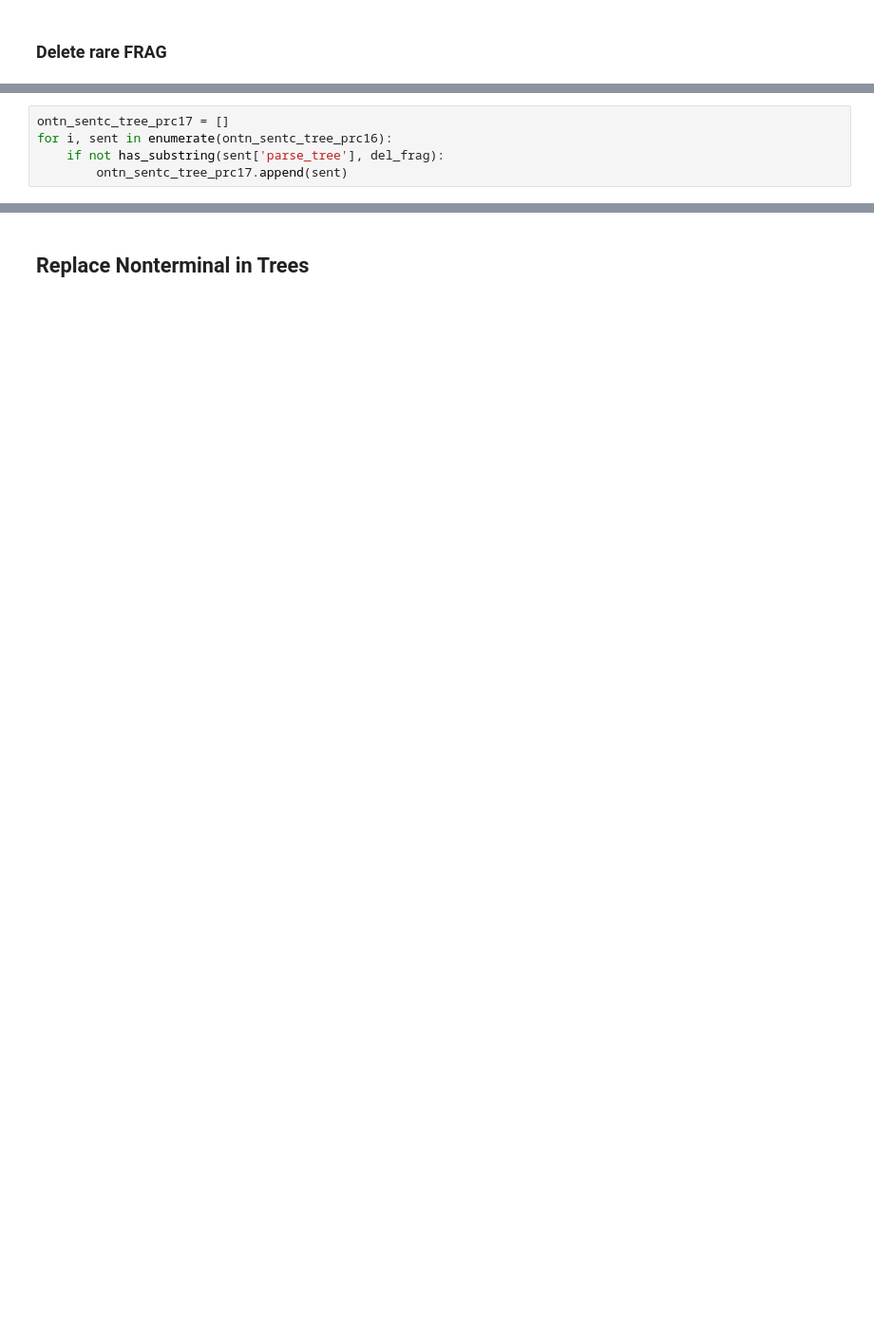
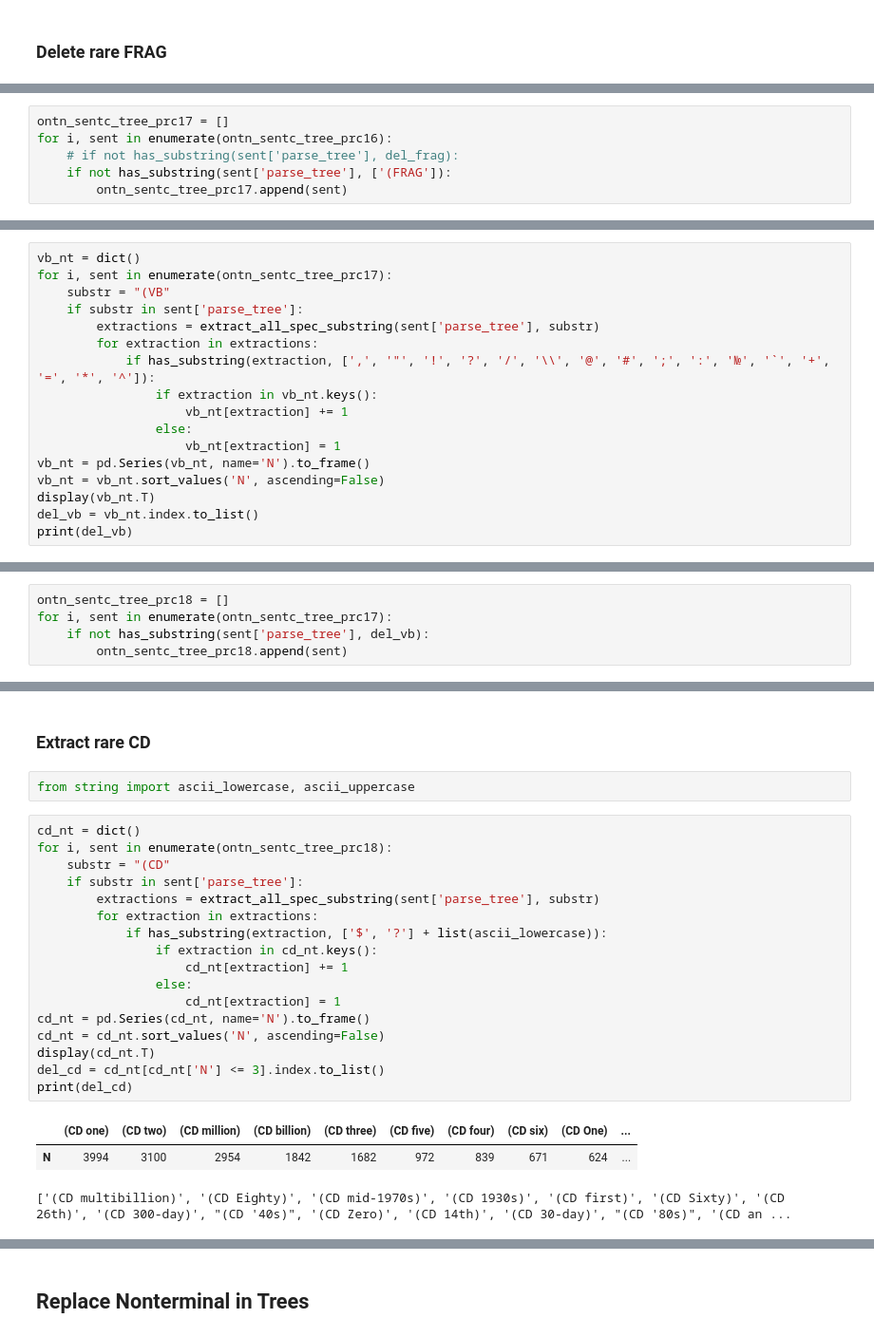
Before and after one commit to v-urushkin/ontonotesv5-extract-cfg, a Jupyter notebook: extract_grammar.ipynb, the cells around one changed output, grey strips where cells are left out. Shown at 95% size. Drawn from its saved outputs; the diff is of its cells as text; blank space fills up the shorter version.

```diff
--- a/extract_grammar.ipynb
+++ b/extract_grammar.ipynb
@@ -813,7 +816,8 @@ len(ontn_sentc_tree_prc16)
 # %%
 ontn_sentc_tree_prc17 = []
 for i, sent in enumerate(ontn_sentc_tree_prc16):
-    if not has_substring(sent['parse_tree'], del_frag):
+    # if not has_substring(sent['parse_tree'], del_frag):
+    if not has_substring(sent['parse_tree'], ['(FRAG']):
         ontn_sentc_tree_prc17.append(sent)
 # %%
 len(ontn_sentc_tree_prc17)
@@ -821,0 +828,17 @@ len(ontn_sentc_tree_prc17)
+# %%
+vb_nt = dict()
+for i, sent in enumerate(ontn_sentc_tree_prc17):
+    substr = "(VB"
+    if substr in sent['parse_tree']:
+        extractions = extract_all_spec_substring(sent['parse_tree'], substr)
+        for extraction in extractions:
+            if has_substring(extraction, [',', '"', '!', '?', '/', '\\', '@', '#', ';', ':', '№', '`', '+', '=', '*', '^']):
+                if extraction in vb_nt.keys():
+                    vb_nt[extraction] += 1
+                else:
+                    vb_nt[extraction] = 1
+vb_nt = pd.Series(vb_nt, name='N').to_frame()
+vb_nt = vb_nt.sort_values('N', ascending=False)
+display(vb_nt.T)
+del_vb = vb_nt.index.to_list()
+print(del_vb)
@@ -821,0 +855,5 @@ len(ontn_sentc_tree_prc17)
+# %%
+ontn_sentc_tree_prc18 = []
+for i, sent in enumerate(ontn_sentc_tree_prc17):
+    if not has_substring(sent['parse_tree'], del_vb):
+        ontn_sentc_tree_prc18.append(sent)
@@ -821,0 +864,25 @@ len(ontn_sentc_tree_prc17)
+# %% [markdown]
+### Extract rare CD
+# %%
+from string import ascii_lowercase, ascii_uppercase
+# %%
+cd_nt = dict()
+for i, sent in enumerate(ontn_sentc_tree_prc18):
+    substr = "(CD"
+    if substr in sent['parse_tree']:
+        extractions = extract_all_spec_substring(sent['parse_tree'], substr)
+        for extraction in extractions:
+            if has_substring(extraction, ['$', '?'] + list(ascii_lowercase)):
+                if extraction in cd_nt.keys():
+                    cd_nt[extraction] += 1
+                else:
+                    cd_nt[extraction] = 1
+cd_nt = pd.Series(cd_nt, name='N').to_frame()
+cd_nt = cd_nt.sort_values('N', ascending=False)
+display(cd_nt.T)
+del_cd = cd_nt[cd_nt['N'] <= 3].index.to_list()
+print(del_cd)
+# %% [output]
+|  | (CD one) | (CD two) | (CD million) | (CD billion) | (CD three) | (CD five) | (CD four) | (CD six) | (CD One) | ... |
+| N | 3994 | 3100 | 2954 | 1842 | 1682 | 972 | 839 | 671 | 624 | ... |
+['(CD multibillion)', '(CD Eighty)', '(CD mid-1970s)', '(CD 1930s)', '(CD first)', '(CD Sixty)', '(CD 26th)', '(CD 300-day)', "(CD '40s)", '(CD Zero)', '(CD 14th)', '(CD 30-day)', "(CD '80s)", '(CD an ...
```
Also changed, not shown: parts of 87 cells of this notebook, 2 other files.
